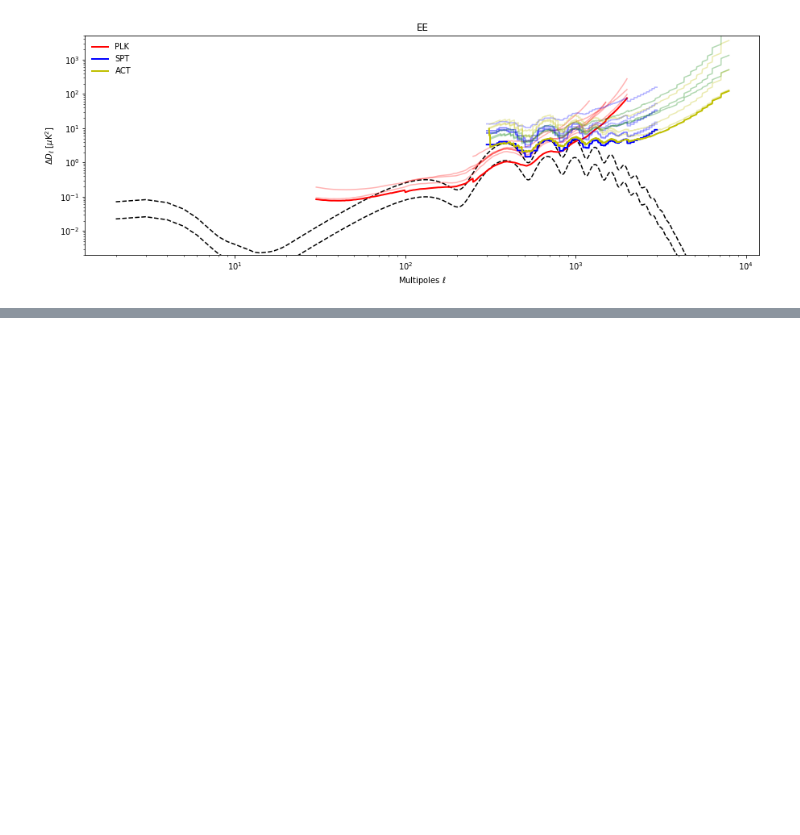
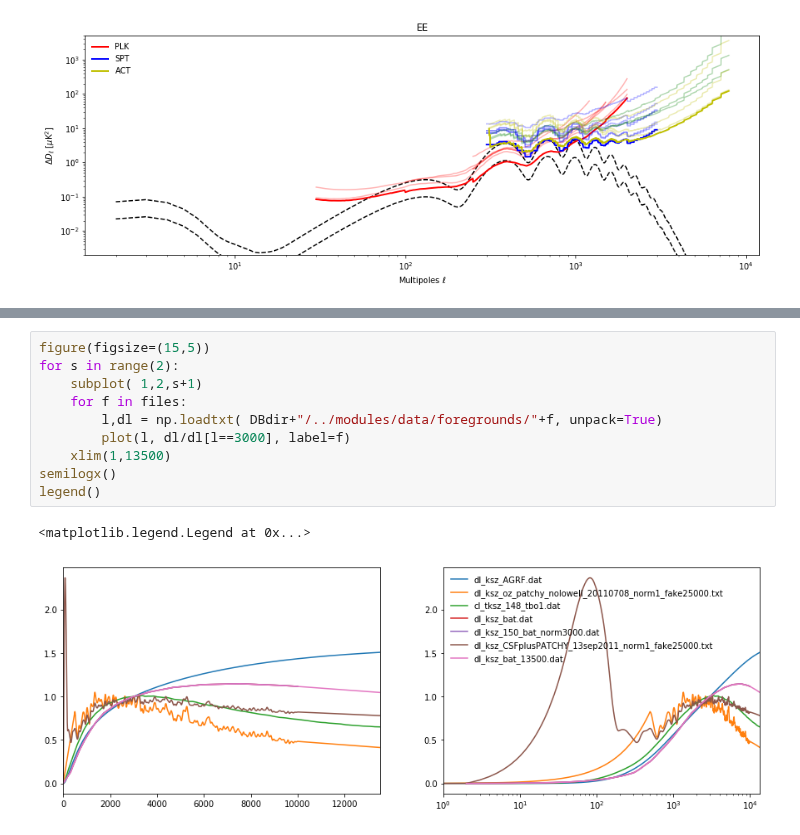
Before and after one commit to mtristram/hillik, a Jupyter notebook: scripts/hillik_models.ipynb, the cells around one changed output, grey strips where cells are left out. Saved outputs shown, nothing was run; the diff lists cells and outputs as text; blank space fills up the shorter version.

```diff
--- a/scripts/hillik_models.ipynb
+++ b/scripts/hillik_models.ipynb
@@ -267,0 +320,13 @@ ylim( 2e-3, 5e3)
+# %%
+figure(figsize=(15,5))
+for s in range(2):
+    subplot( 1,2,s+1)
+    for f in files:
+        l,dl = np.loadtxt( DBdir+"/../modules/data/foregrounds/"+f, unpack=True)
+        plot(l, dl/dl[l==3000], label=f)
+    xlim(1,13500)
+semilogx()
+legend()
+# %% [output]
+<matplotlib.legend.Legend at 0x...>
+[figure, added]
```
Also changed, not shown: parts of 9 cells of this notebook, 3 other files.
